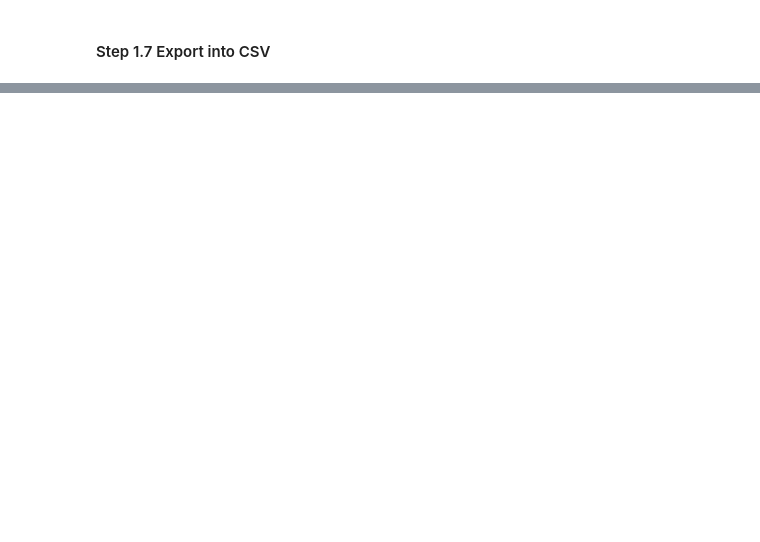
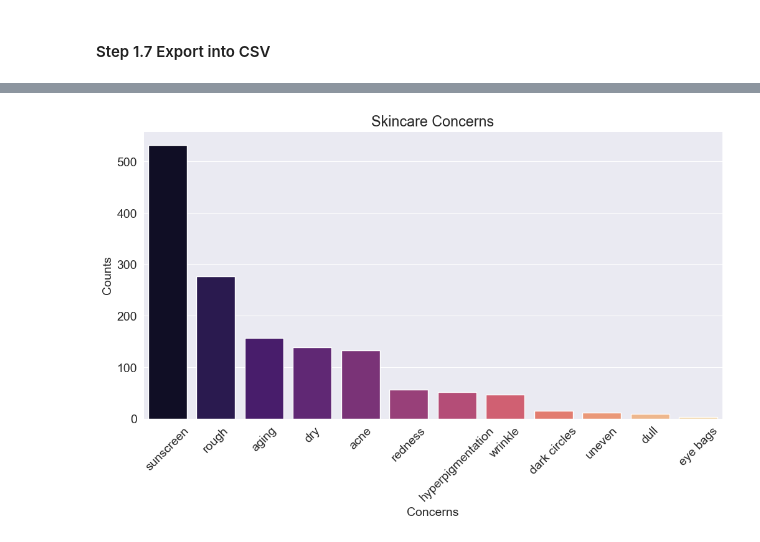
Before and after one commit to nandikaL/OX24006_EMAT0048-Part-2, a Jupyter notebook: OX24006_EMATM0048_Part2.ipynb, the cells around one changed output, grey strips where cells are left out. Saved outputs shown, nothing was run; the diff lists cells and outputs as text; code cells hidden in the pictures; blank space fills up the shorter version.

```diff
--- a/OX24006_EMATM0048_Part2.ipynb
+++ b/OX24006_EMATM0048_Part2.ipynb
@@ -311,0 +640,14 @@ wdf.dropna()
+# %%
+count_concern = counts_concern.drop('not specified')
+colour = sns.color_palette("magma",12)
+plt.figure(figsize=(12, 6))
+sns.barplot(x=count_concern.index, y=count_concern.values,palette=colour,hue=count_concern.index,dodge=False,legend=False)
+
+# Customize the plot
+plt.xticks(rotation=45)
+plt.title('Skincare Concerns')
+plt.xlabel('Concerns')
+plt.ylabel('Counts')
+plt.show()
+# %% [output]
+[figure, added]
```
Also changed, not shown: parts of 78 cells of this notebook.
